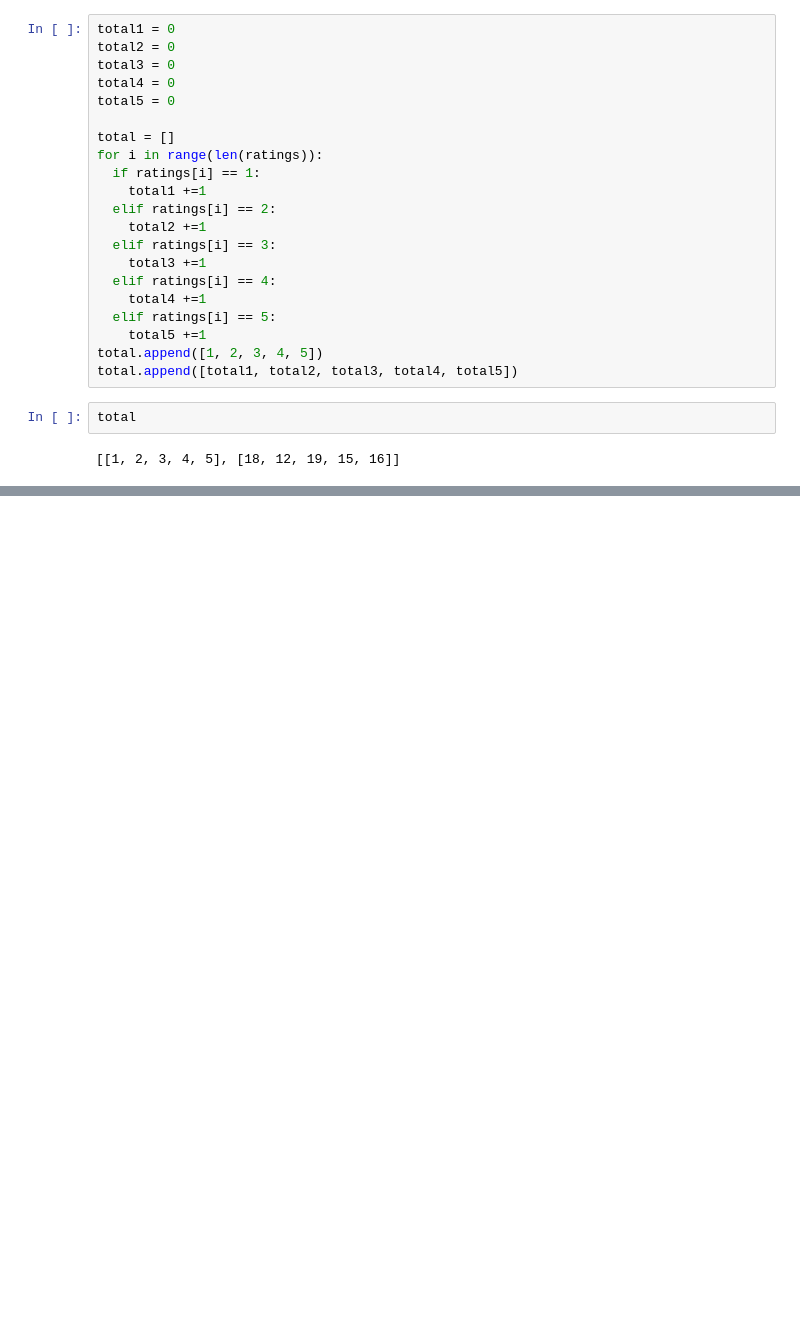
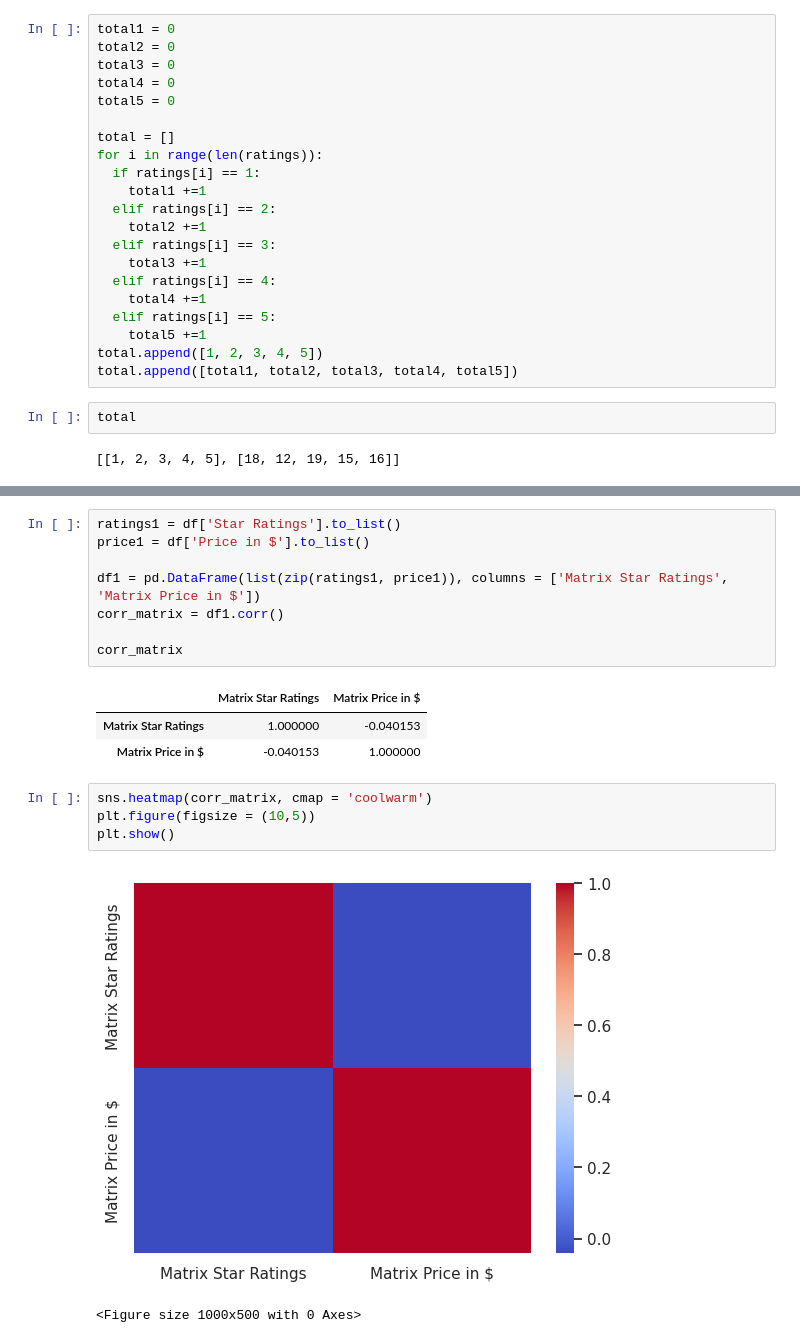
Before and after one commit to subhashreegre/Web-Scraping-, a Jupyter notebook: Web_Scraping_with_bs4.ipynb, the cells around one changed output, grey strips where cells are left out. Cells and saved outputs as stored; diff of their text form; blank space fills up the shorter version.

```diff
--- a/Web_Scraping_with_bs4.ipynb
+++ b/Web_Scraping_with_bs4.ipynb
@@ -315,0 +316,19 @@ plt.show()
+# %%
+ratings1 = df['Star Ratings'].to_list()
+price1 = df['Price in $'].to_list()
+
+df1 = pd.DataFrame(list(zip(ratings1, price1)), columns = ['Matrix Star Ratings', 'Matrix Price in $'])
+corr_matrix = df1.corr()
+
+corr_matrix
+# %% [output]
+|  | Matrix Star Ratings | Matrix Price in $ |
+| Matrix Star Ratings | 1.000000 | -0.040153 |
+| Matrix Price in $ | -0.040153 | 1.000000 |
+# %%
+sns.heatmap(corr_matrix, cmap = 'coolwarm')
+plt.figure(figsize = (10,5))
+plt.show()
+# %% [output]
+[figure, added]
+<Figure size 1000x500 with 0 Axes>
```
Also changed, not shown: parts of 9 cells of this notebook.
